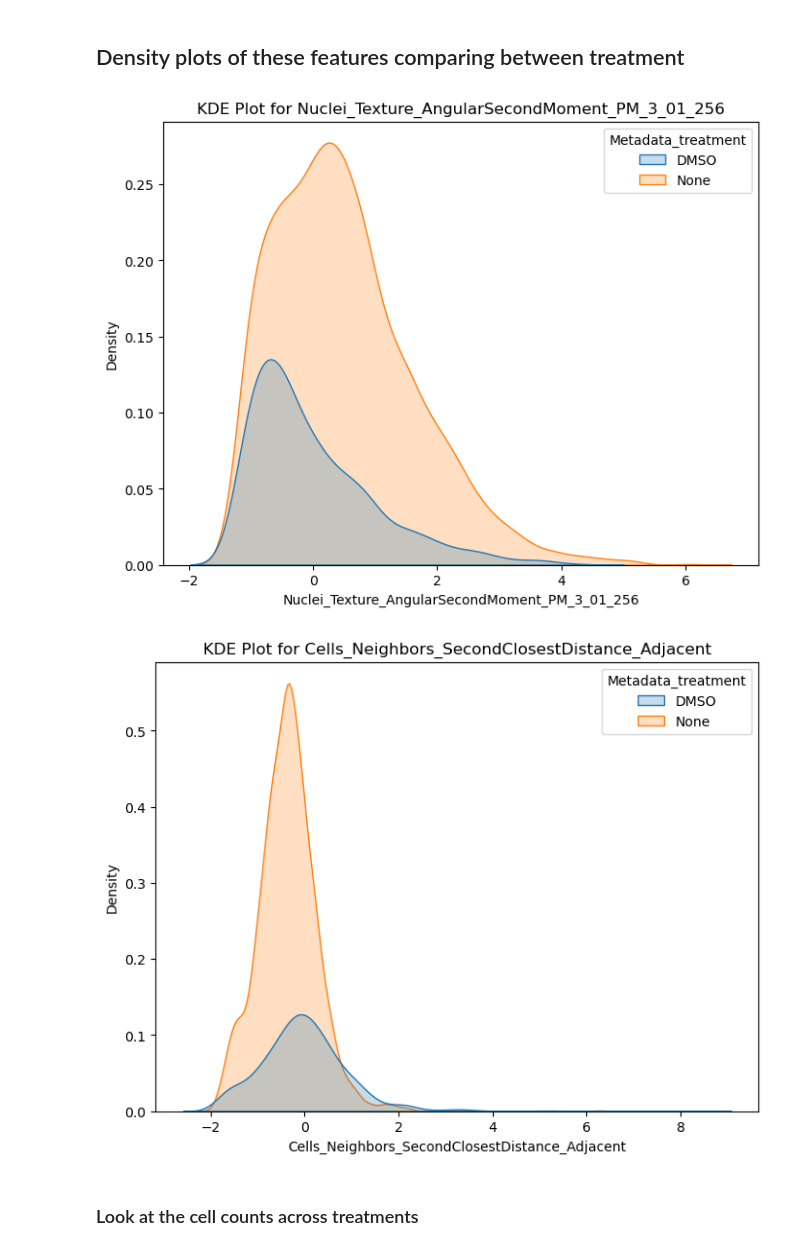
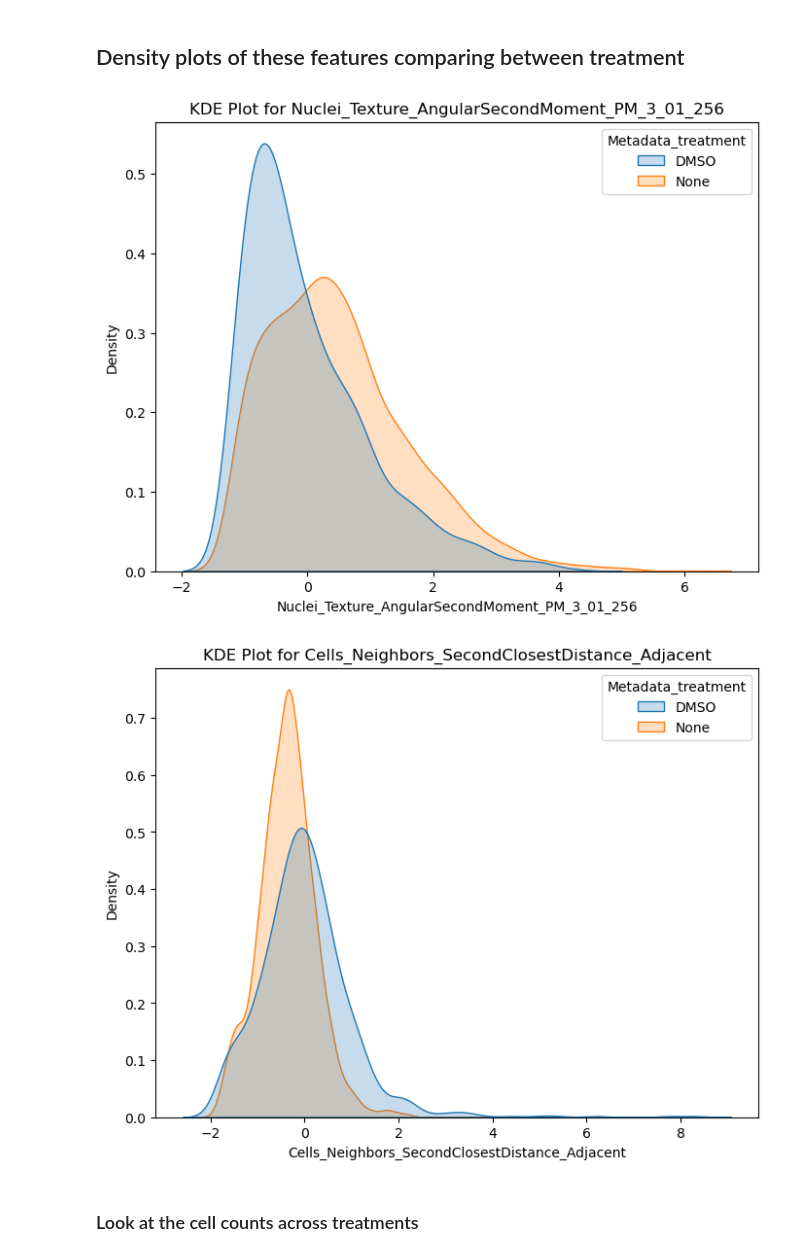
Before and after one commit to WayScience/cellpainting_predicts_cardiac_fibrosis, a Jupyter notebook: 5.machine_learning/5.ks_test.ipynb, the cells around one changed output. Drawn from its saved outputs; the diff is of its cells as text; code cells hidden in the pictures.

```diff
--- a/5.machine_learning/5.ks_test.ipynb
+++ b/5.machine_learning/5.ks_test.ipynb
@@ -21,7 +21,7 @@ def perform_ks_test(
 
     Args:
         df1 (pd.DataFrame): First data frame in the ks-test (will be represented by positive values if greater distribution)
-        df2 (pd.DataFrame): First data frame in the ks-test (will be represented by negative values if greater distribution)
+        df2 (pd.DataFrame): Second data frame in the ks-test (will be represented by negative values if greater distribution)
         cp_features (list[str]): List of strings with the names of the CellProfiler features to perform the ks-test on
 
     Returns:
@@ -260,16 +260,16 @@ print(selected_features)
 # %%
 # Filter the plate_4_df DataFrame to include only rows with Metadata_heart_number 7
 filtered_plate_df = plate4_df[plate4_df["Metadata_heart_number"] == 7]
 
 # Generate KDE plots for each feature in selected_features with hue based on Metadata_treatment
 for feature in selected_features:
     plt.figure(figsize=(8, 6))
-    sns.kdeplot(data=filtered_plate_df, x=feature, hue="Metadata_treatment", fill=True)
+    sns.kdeplot(data=filtered_plate_df, x=feature, hue="Metadata_treatment", fill=True, common_norm=False)
     plt.title(f"KDE Plot for {feature}")
     plt.show()
 # %% [output]
-[figure, old version]
+[figure, new version]
-[figure, old version]
+[figure, new version]
 # %% [markdown]
 ### Look at the cell counts across treatments
 # %%
```
Also changed, not shown: parts of 3 cells of this notebook, 1 other file.
